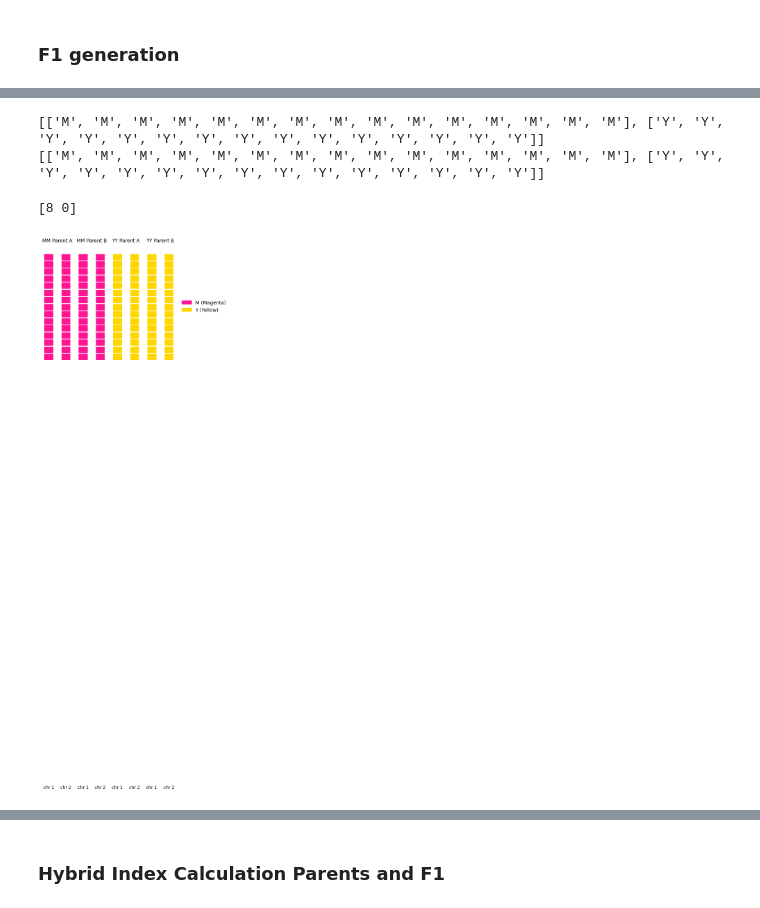
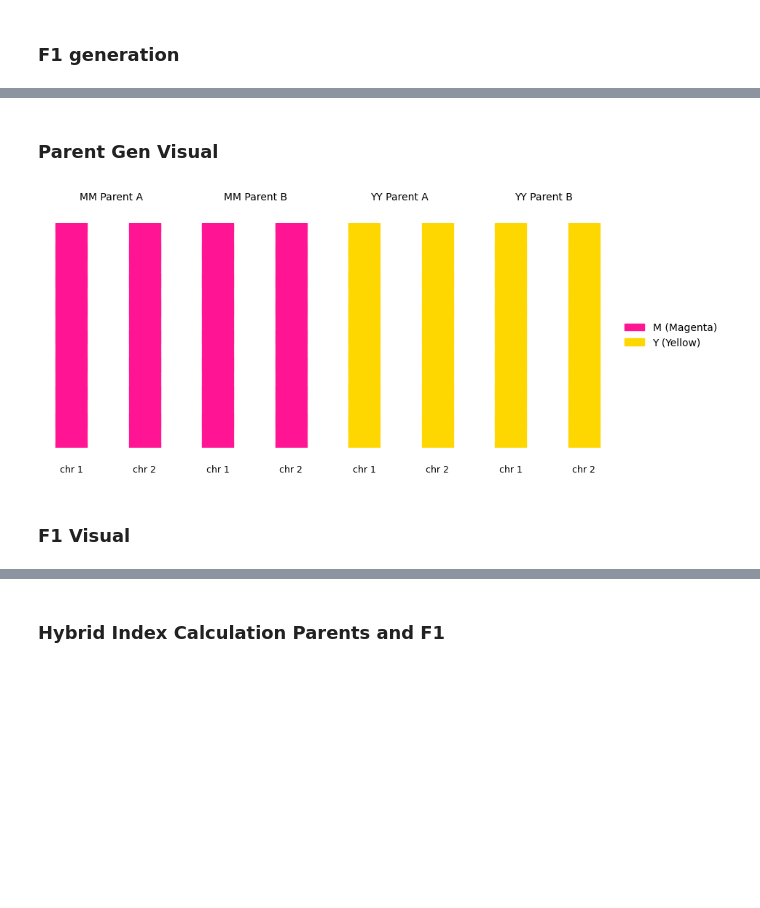
Before and after one commit to sophiagray2001/hybrid_sim_project, a Jupyter notebook: Hybrid_sim_v6.ipynb, the cells around one changed output, grey strips where cells are left out. Cells and saved outputs as stored; diff of their text form; code cells hidden in the pictures; blank space fills up the shorter version.

Commit message:
Conversion from individual level to pop level

```diff
--- a/Hybrid_sim_v6.ipynb
+++ b/Hybrid_sim_v6.ipynb
@@ -16,6 +18,6 @@ random.seed(38)
 # %%
 # Define constants
-chromosome_length = 15 # Total number of positions (loci) on the chromosome
+chromosome_length = 100 # Total number of positions (loci) on the chromosome
 MAGENTA = 'M'
 YELLOW = 'Y'
 # %%
@@ -90,32 +97,29 @@ parent_b = f1_offspring[parent_indices[1]]
 # %%
 # Checkpoint
 
-print(parent_a)
-print(parent_b)
+#print(parent_a)
+#print(parent_b)
-# %% [output]
-[['M', 'M', 'M', 'M', 'M', 'M', 'M', 'M', 'M', 'M', 'M', 'M', 'M', 'M', 'M'], ['Y', 'Y', 'Y', 'Y', 'Y', 'Y', 'Y', 'Y', 'Y', 'Y', 'Y', 'Y', 'Y', 'Y', 'Y']]
-[['M', 'M', 'M', 'M', 'M', 'M', 'M', 'M', 'M', 'M', 'M', 'M', 'M', 'M', 'M'], ['Y', 'Y', 'Y', 'Y', 'Y', 'Y', 'Y', 'Y', 'Y', 'Y', 'Y', 'Y', 'Y', 'Y', 'Y']]
 # %%
 # Checkpoint
 
-print(parent_indices)
+#print(parent_indices)
-# %% [output]
-[8 0]
 # %%
 # Get which MM and YY parents made each selected F1 parent
-f1a_mm_index, f1a_yy_index = f1_parent_indices[parent_indices[0]]
-f1b_mm_index, f1b_yy_index = f1_parent_indices[parent_indices[1]]
+#f1a_mm_index, f1a_yy_index = f1_parent_indices[parent_indices[0]]
+#f1b_mm_index, f1b_yy_index = f1_parent_indices[parent_indices[1]]
 
 # Fetch the actual individuals
-mm_parent_a = magenta_parents[f1a_mm_index]
-yy_parent_a = yellow_parents[f1a_yy_index]
+#mm_parent_a = magenta_parents[f1a_mm_index]
+#yy_parent_a = yellow_parents[f1a_yy_index]
 
-mm_parent_b = magenta_parents[f1b_mm_index]
-yy_parent_b = yellow_parents[f1b_yy_index]
+#mm_parent_b = magenta_parents[f1b_mm_index]
+#yy_parent_b = yellow_parents[f1b_yy_index]
 
 # F1 individuals already known:
-f1_a = parent_a
-f1_b = parent_b
+#f1_a = parent_a
+#f1_b = parent_b
+# %% [markdown]
+### Parent Gen Visual
 # %%
 # Visualise parents
 # Colour map for alleles
@@ -132,8 +136,9 @@ parent_chr_pairs = [
     (yy_parent_b[0], yy_parent_b[1])
 ]
 
-# 1 row, 2 chromosomes per individual = 8 total
-fig, axs = plt.subplots(1, 8, figsize=(5, 4), sharey=True)
+# Dynamically scale figure width: 0.1 inch per locus per chromosome
+fig_width = max(8, chromosome_length * 0.1)  # e.g., 100 loci → 10" width per chromosome
+fig, axs = plt.subplots(1, 8, figsize=(fig_width, 4), sharey=True)
 
 # Drawing settings
 block_width = 0.6
@@ -145,35 +150,38 @@ for i, (chr1, chr2) in enumerate(parent_chr_pairs):
     for j, chr in enumerate([chr1, chr2]):  # chr1 (0), chr2 (1)
         ax_index = i * 2 + j  # Convert to flat index (0 to 7)
         ax = axs[ax_index]
         for k, allele in enumerate(chr):
             y_pos = k * block_spacing
             ax.add_patch(
                 mpatches.Rectangle((0.2, y_pos), block_width, block_height, color=color_map[allele])
             )
         ax.set_xlim(0, 1)
         ax.set_ylim(0, len(chr) * block_spacing)
         ax.axis('off')
 
 # Add individual titles centered above each pair of chromosomes
 for i, title in enumerate(titles):
     mid_ax = axs[i * 2 + 0]
     mid_x = mid_ax.get_position().x0 + (axs[i * 2 + 1].get_position().x1 - mid_ax.get_position().x0) / 2
     fig.text(mid_x, 0.95, title, ha='center', va='bottom', fontsize=10)
 
 # Add chromosome labels below each block
 for i in range(4):  # For each parent
-    axs[i * 2 + 0].text(0.5, -4, "chr 1", ha='center', va='center', fontsize=9, transform=axs[i * 2 + 0].transAxes)
-    axs[i * 2 + 1].text(0.5, -4, "chr 2", ha='center', va='center', fontsize=9, transform=axs[i * 2 + 1].transAxes)
+    axs[i * 2 + 0].text(0.5, -0.1, "chr 1", ha='center', va='center', fontsize=9, transform=axs[i * 2 + 0].transAxes)
+    axs[i * 2 + 1].text(0.5, -0.1, "chr 2", ha='center', va='center', fontsize=9, transform=axs[i * 2 + 1].transAxes)
 
 # Add legend
 legend_patches = [
     mpatches.Patch(color='deeppink', label='M (Magenta)'),
     mpatches.Patch(color='gold', label='Y (Yellow)')
 ]
 axs[-1].legend(handles=legend_patches, loc='center left', bbox_to_anchor=(1.1, 0.5), frameon=False)
 
+plt.subplots_adjust(wspace=0.4)  # add spacing between the 8 subplots
 plt.show()
 # %% [output]
-[figure, old version]
+[figure, new version]
+# %% [markdown]
+### F1 Visual
 # %%
 # Visualise F1 individuals
```
Also changed, not shown: parts of 30 cells of this notebook.
